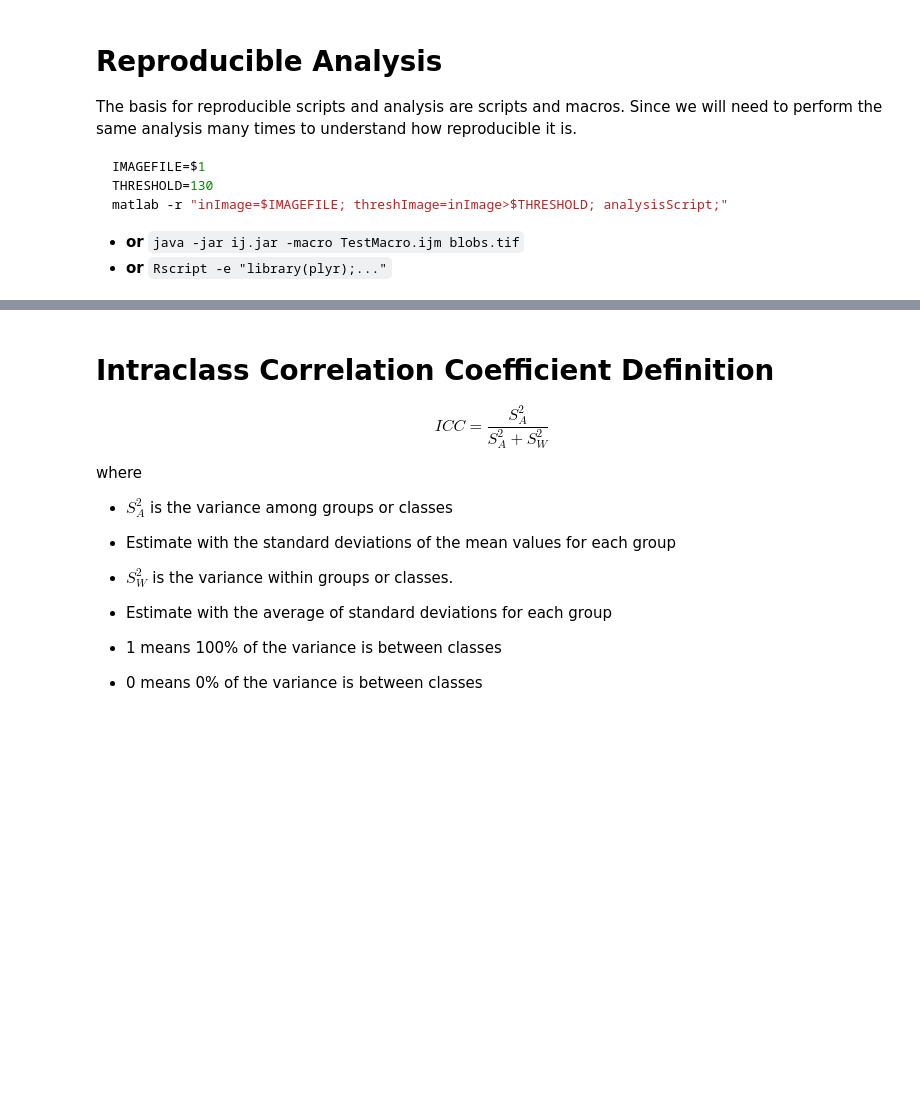
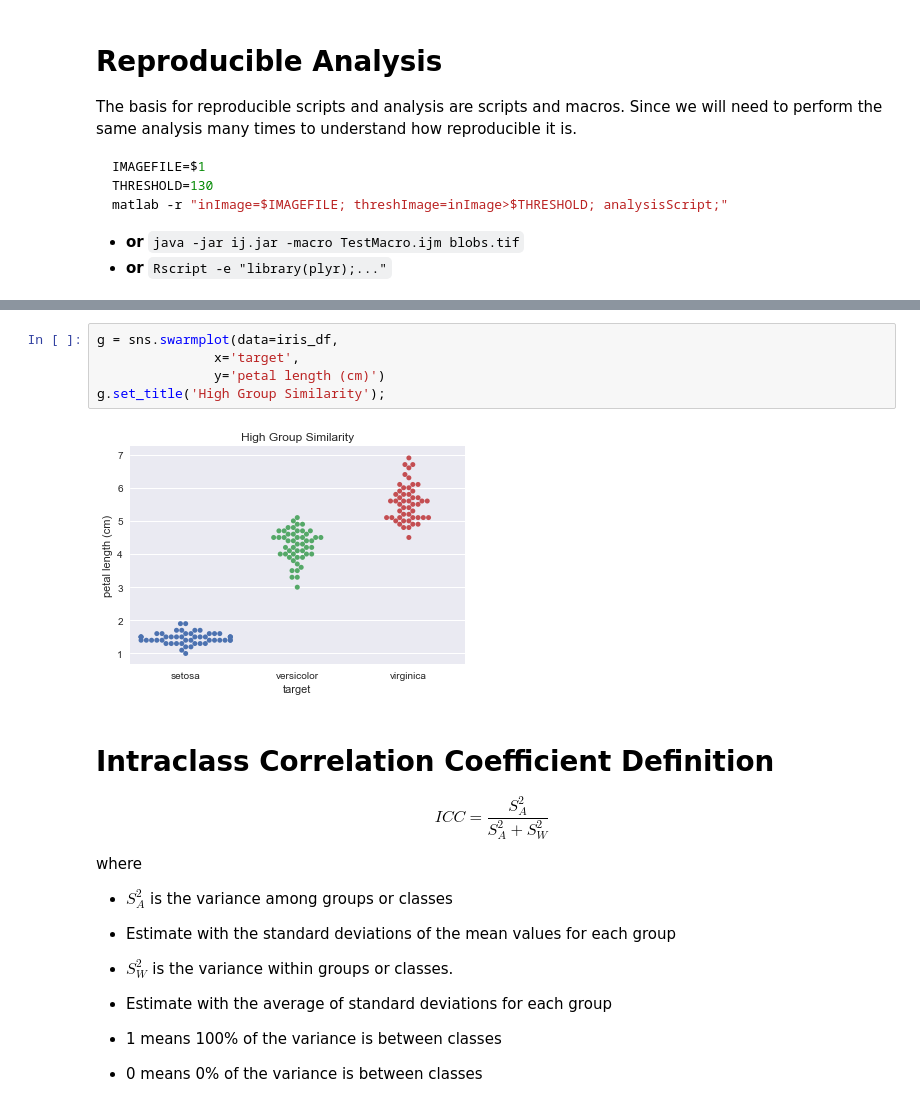
Before and after one commit to kmader/Quantitative-Big-Imaging-2019, a Jupyter notebook: Lectures/09-Statistics.ipynb, the cells around one changed output, grey strips where cells are left out. Cells and saved outputs as stored; diff of their text form; blank space fills up the shorter version.

```diff
--- a/Lectures/09-Statistics.ipynb
+++ b/Lectures/09-Statistics.ipynb
@@ -315,3 +309,10 @@ ggplot(iris,aes(x=Species,y=Petal.Length))+
+# %%
+g = sns.swarmplot(data=iris_df,
+               x='target',
+               y='petal length (cm)')
+g.set_title('High Group Similarity');
+# %% [output]
+[figure, added]
 # %% [markdown]
 # Intraclass Correlation Coefficient Definition
 
```
Also changed, not shown: parts of 10 cells of this notebook, 1 other file.
